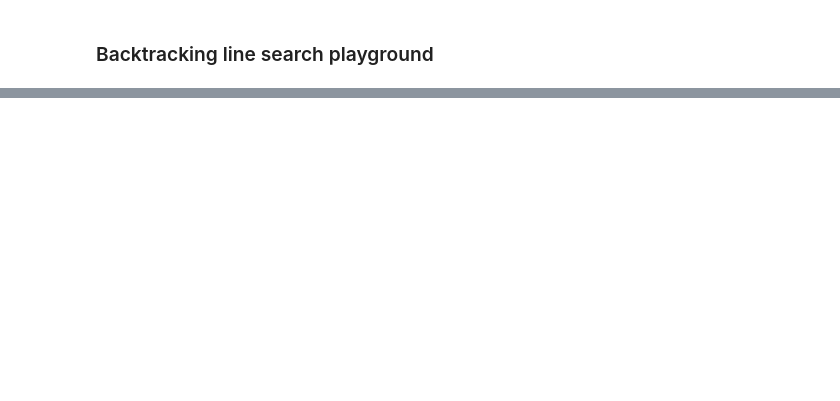
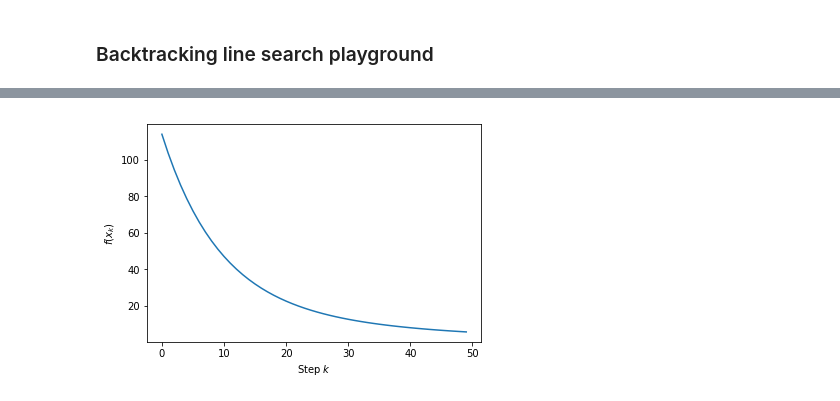
Before and after one commit to sergeivolodin/SafeContinuousStateRL, a Jupyter notebook: cartpole_safety_cpo.ipynb, the cells around one changed output, grey strips where cells are left out. Drawn from its saved outputs; the diff is of its cells as text; code cells hidden in the pictures; blank space fills up the shorter version.

```diff
--- a/cartpole_safety_cpo.ipynb
+++ b/cartpole_safety_cpo.ipynb
@@ -512,0 +563,19 @@ def f(x):
+# %%
+# starting point
+x = np.random.randn(10)
+
+# function values
+fs = []
+# %%
+# gradient descent with backtracking line search for stepsize
+for _ in range(50):
+    # descent direction
+    p = -grad_f(x)
+
+    # descent magnitude
+    t = backtracking_line_search(x, p)
+
+    # updating x
+    x = x + t * p
+
+    fs += [f(x)]
@@ -512,0 +590,27 @@ def f(x):
+# %%
+# starting point
+x = np.random.randn(10)
+
+# function values
+fs = []
+
+# gradient descent with constant stepsize
+for _ in range(50):
+    # descent direction
+    p = -grad_f(x)
+
+    # descent magnitude
+    t = 0.001
+
+    # updating x
+    x = x + t * p
+
+    fs += [f(x)]
+
+plt.figure()
+plt.xlabel('Step $k$')
+plt.ylabel('$f(x_k)$')
+plt.plot(fs)
+plt.show()
+# %% [output]
+[figure, added]
```
Also changed, not shown: parts of 6 cells of this notebook.
